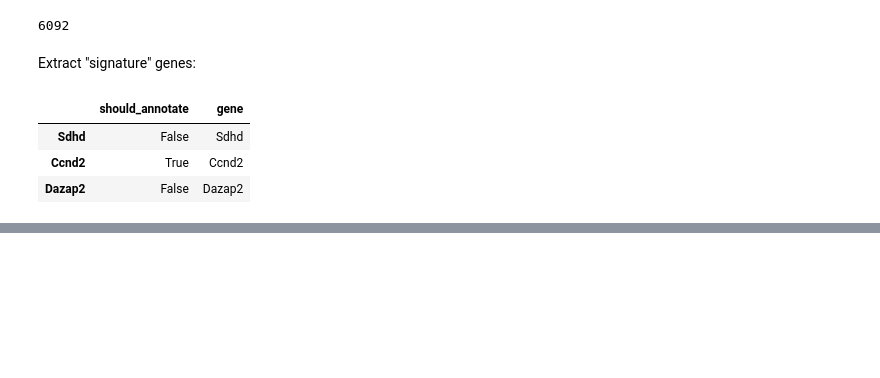
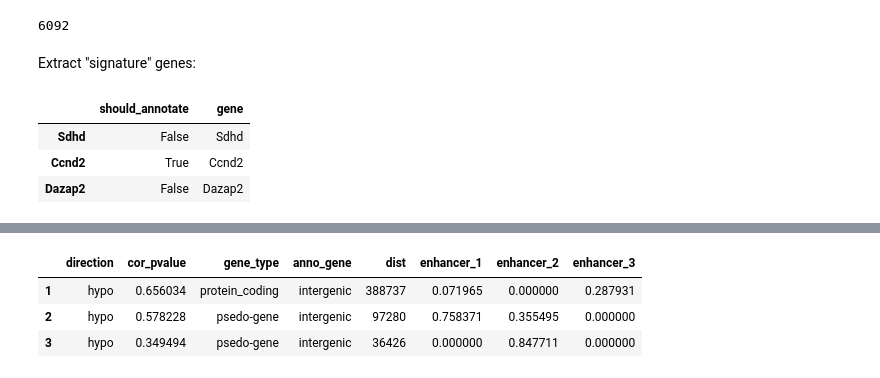
Before and after one commit to krassowski/rpy2-complex-heatmap-grammar, a Jupyter notebook: Examples.ipynb, the cells around one changed output, grey strips where cells are left out. Saved outputs shown, nothing was run; the diff lists cells and outputs as text; code cells hidden in the pictures; blank space fills up the shorter version.

```diff
--- a/Examples.ipynb
+++ b/Examples.ipynb
@@ -517,0 +585,7 @@ def highlight_split(tree):
+# %%
+feature_metadata.head(3)
+# %% [output]
+|  | direction | cor_pvalue | gene_type | anno_gene | dist | enhancer_1 | enhancer_2 | enhancer_3 |
+| 1 | hypo | 0.656034 | protein_coding | intergenic | 388737 | 0.071965 | 0.000000 | 0.287931 |
+| 2 | hypo | 0.578228 | psedo-gene | intergenic | 97280 | 0.758371 | 0.355495 | 0.000000 |
+| 3 | hypo | 0.349494 | psedo-gene | intergenic | 36426 | 0.000000 | 0.847711 | 0.000000 |
```
Also changed, not shown: parts of 36 cells of this notebook, 9 other files.
